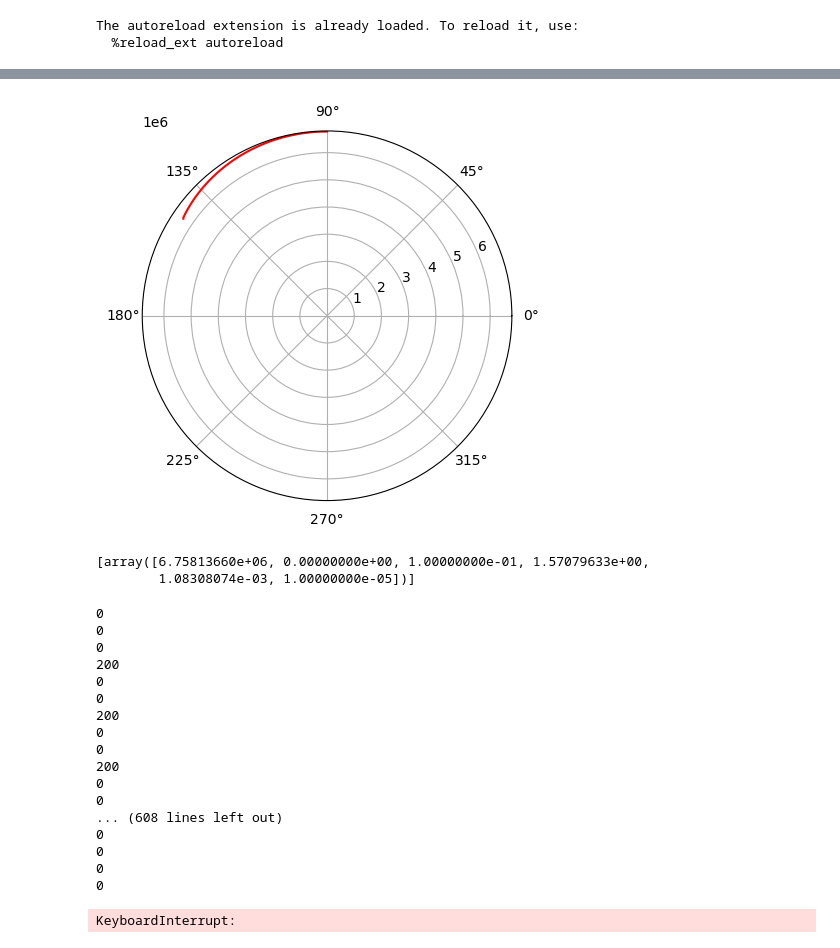
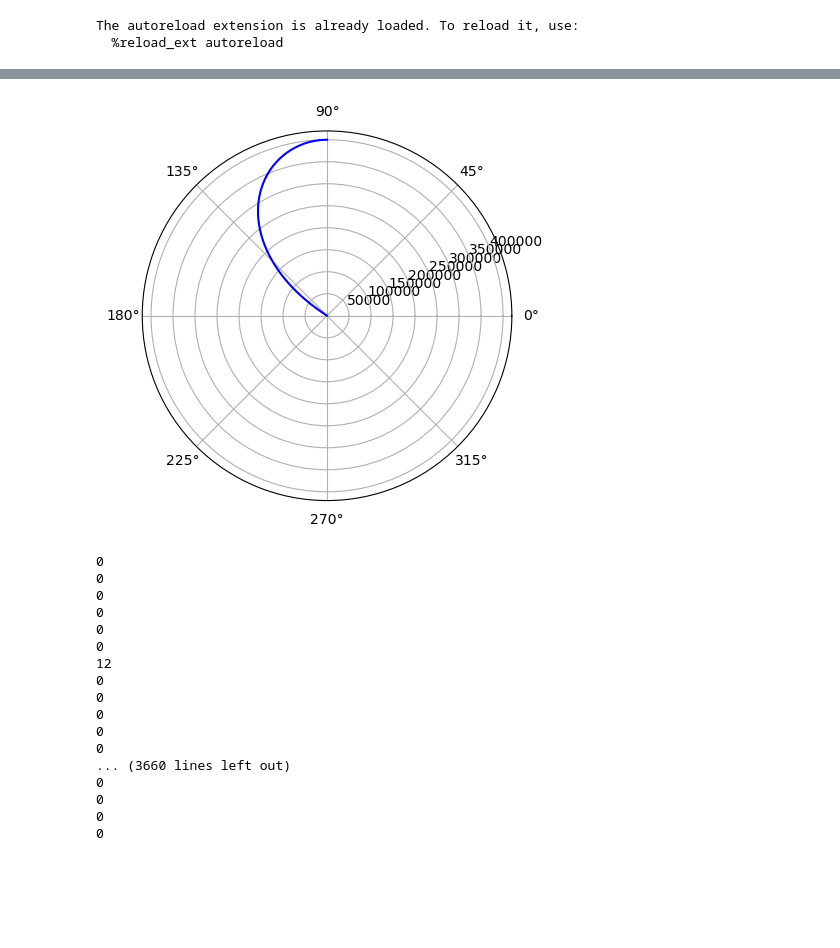
Before and after one commit to Tiangong-PMSC-Group/Satellite-Project, a Jupyter notebook: main_tests.ipynb, the cells around one changed output, grey strips where cells are left out. Drawn from its saved outputs; the diff is of its cells as text; code cells hidden in the pictures; blank space fills up the shorter version.

```diff
--- a/main_tests.ipynb
+++ b/main_tests.ipynb
@@ -105,28 +107,23 @@ array([[ 6.77813600e+06,  0.00000000e+00,  1.57079633e+00,
 # %%
 import numpy as np
 import matplotlib.pyplot as plt
 import mpl_toolkits.mplot3d.axes3d as axes3d
 
 #n=np.argmin(np.abs(sol.y[0]-earth_radius))
 
-R = simulation.y[0][:]
+R = simulation.y[0][:]-6378136.6
 rad = simulation.y[2][:]
 Phi = [np.pi/2 for i in rad]
 
 fig, ax = plt.subplots(subplot_kw={'projection': 'polar'})
-ax.plot(rad, R, c='r')
+ax.plot(rad, R, c='b')
 
 plt.show()
 # %% [output]
-[figure, old version]
+[figure, new version]
 # %%
 from copy import deepcopy
 # %%
 m = deepcopy(mean_0)
 # %%
 predicted_states_satellite_cord = [m]
-# %%
-predicted_states_satellite_cord
-# %% [output]
-[array([6.75813660e+06, 0.00000000e+00, 1.00000000e-01, 1.57079633e+00,
-        1.08308074e-03, 1.00000000e-05])]
@@ -133,44 +132,47 @@ predicted_states_satellite_cord
 # %%
-for i in range(sim_lenght):
+for i in range(int(sim_lenght)):
 
+    if i < sim_lenght:
+        current_state_satellite_cord = tiagong.get_position_at_t(i)
+        current_state_earth_cord = utilities.spherical_to_spherical(current_state_satellite_cord)
+        noise_states_earth_cord = BACC.try_detect_satellite(current_state_earth_cord, i)
+        #print(len(noise_states_earth_cord))
 
-    current_state_satellite_cord = tiagong.get_position_at_t(i)
-    current_state_earth_cord = utilities.spherical_to_spherical(current_state_satellite_cord)
-    noise_states_earth_cord = BACC.try_detect_satellite(current_state_earth_cord, i)
-    print(len(noise_states_earth_cord))
+        print(len(noise_states_earth_cord))
+        if len(noise_states_earth_cord) > 0:
+            #print("Enter")
+            flag = 0
+            for state_earth_cord in noise_states_earth_cord:
+                #print("Update0")
+                state_satellite_cord = utilities.spherical_to_spherical(state_earth_cord.pos)
+                new_state_satellite_cord = tianhe.update(state_satellite_cord[:2])
 
-    #print(len(noise_states_earth_cord))
-    if len(noise_states_earth_cord) > 0:
-        #print("Enter")
-        flag = 0
-        for state_earth_cord in noise_states_earth_cord:
-            #print("Update0")
-            state_satellite_cord = utilities.spherical_to_spherical(state_earth_cord.pos)
-            new_state_satellite_cord = tianhe.update(state_satellite_cord[:2])
-
-            #if flag == 0:
-            #    print(utilities.spherical_to_spherical(state_satellite_cord))
+                if flag == 0:
+                    radar_states_satellite_cord += state_satellite_cord[:2],
+                    flag = 1
 
     forecast = tianhe.forecast()
     new_state_satellite_cord = [forecast[0][0][0], forecast[0][3][0]]
 
     predicted_states_satellite_cord += new_state_satellite_cord,
+
+    #if earth.distance_to_surface(utilities.spherical_to_spherical(np.array([forecast[0][0][0], forecast[0][3][0], config['satellite']['initial_conditions']['azimuthal_angle']])))['inside']:
+        #break
 # %% [output]
-0
-0
-0
-200
-0
-0
-200
-0
-0
-200
-0
-0
-... (608 lines left out)
 0
 0
 0
 0
+0
+0
+12
+0
+0
+0
+0
+0
+... (3660 lines left out)
+0
+0
+0
+0
-KeyboardInterrupt:
```
Also changed, not shown: parts of 16 cells of this notebook, 3 other files.
